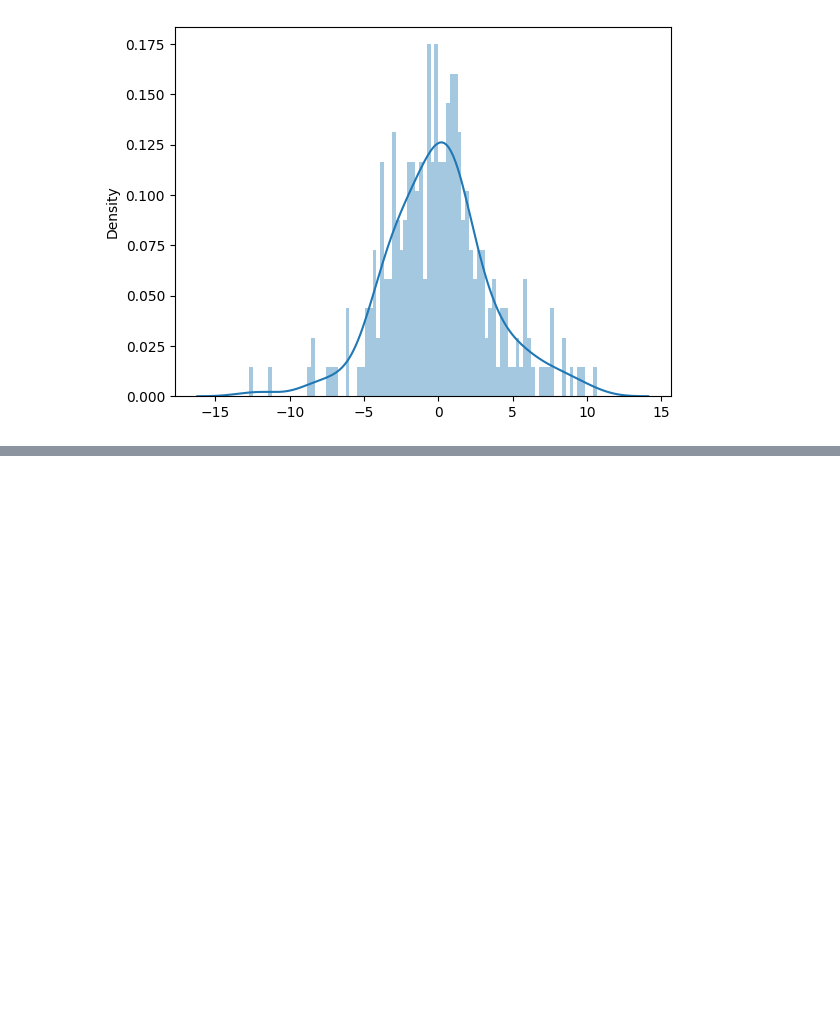
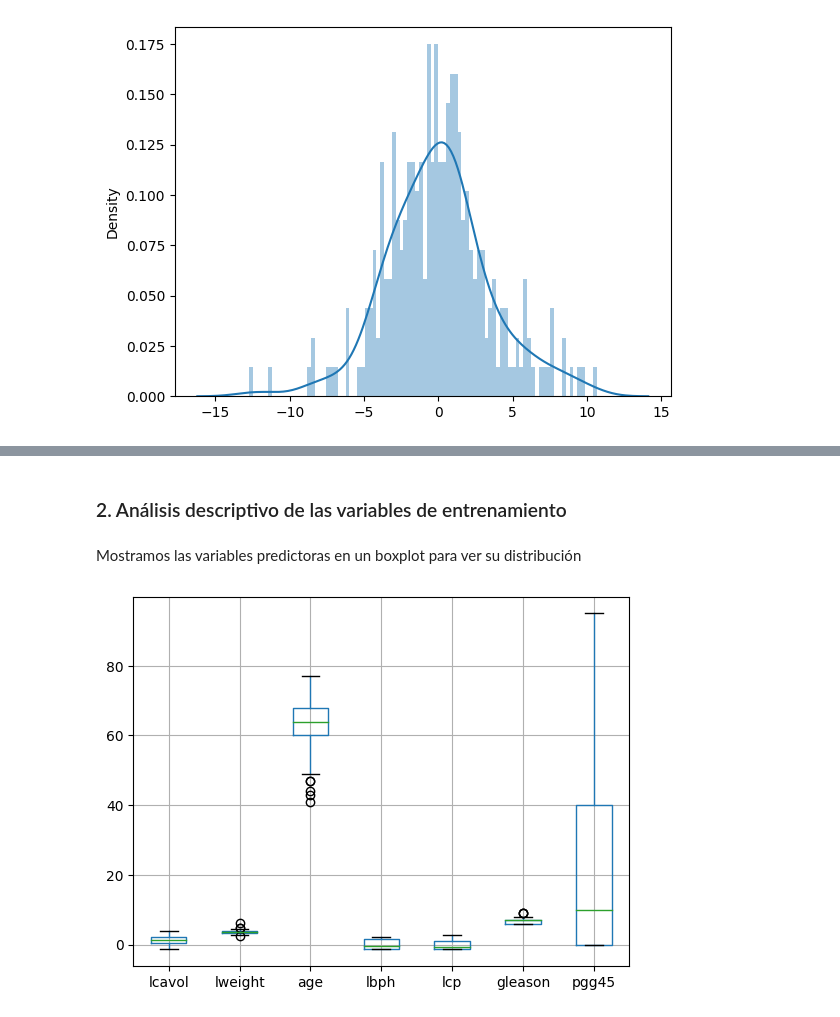
Before and after one commit to lldavico/msc-data-science-puc-2023, a Jupyter notebook: Bimestre 3/Aprendizaje Estadístico y Computacional/Semana 2/tarea1.ipynb, the cells around one changed output, grey strips where cells are left out. Drawn from its saved outputs; the diff is of its cells as text; code cells hidden in the pictures; blank space fills up the shorter version.

```diff
--- a/Bimestre 3/Aprendizaje Estadístico y Computacional/Semana 2/tarea1.ipynb
+++ b/Bimestre 3/Aprendizaje Estadístico y Computacional/Semana 2/tarea1.ipynb
@@ -738,0 +745,3 @@ https://gist.github.com/mwaskom/de44147ed2974457ad6372750bbe5751
+# %%
+prostate_df = prostate.load()
+prostate_df
@@ -738,0 +762,8 @@ https://gist.github.com/mwaskom/de44147ed2974457ad6372750bbe5751
+# %%
+# Separamos las variables predictoras y el target
+cols_predictors_prostate = ['lcavol', 'lweight', 'age', 'lbph', 'lcp', 'gleason', 'pgg45']
+target_prostate = 'svi'
+
+# Separamos en el dataframe X e y
+X_prostate = prostate_df[cols_predictors_prostate]
+y_prostate = prostate_df[target_prostate]
@@ -738,0 +781,10 @@ https://gist.github.com/mwaskom/de44147ed2974457ad6372750bbe5751
+# %%
+X_train_prostate, X_test_prostate, y_train_prostate, y_test_prostate = train_test_split(X_prostate, y_prostate, test_size=0.2, random_state=1)
+df_train_prostate = pd.concat([X_train_prostate, y_train_prostate], axis=1)
+
+X_train_prostate = X_train_prostate.reset_index().drop('index', axis=1)
+X_test_prostate = X_test_prostate.reset_index().drop('index', axis=1)
+y_train_prostate = y_train_prostate.reset_index().drop('index', axis=1)
+y_test_prostate = y_test_prostate.reset_index().drop('index', axis=1)
+
+X_train_prostate
@@ -738,0 +805,9 @@ https://gist.github.com/mwaskom/de44147ed2974457ad6372750bbe5751
+# %% [markdown]
+### 2. Análisis descriptivo de las variables de entrenamiento
+# %% [markdown]
+Mostramos las variables predictoras en un boxplot para ver su distribución
+# %%
+X_train_prostate.boxplot()
+plt.show()
+# %% [output]
+[figure, added]
```
Also changed, not shown: parts of 58 cells of this notebook, 4 other files.
